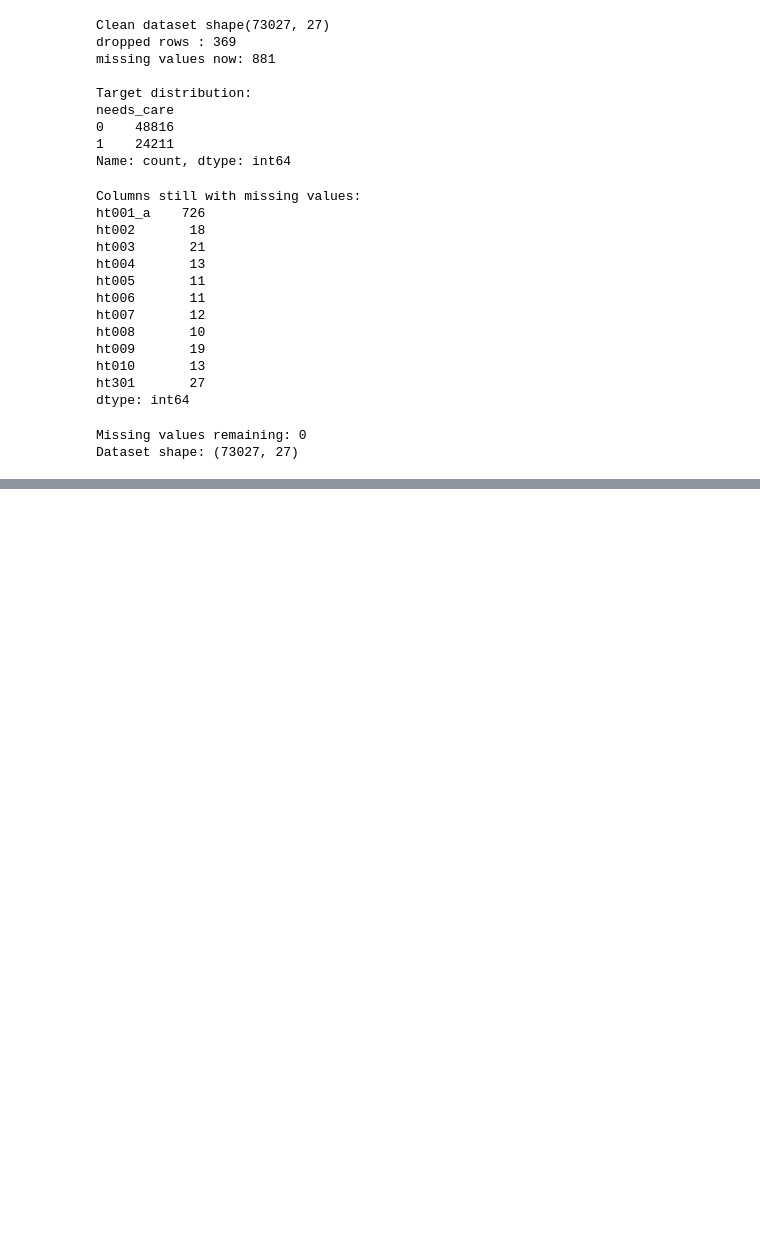
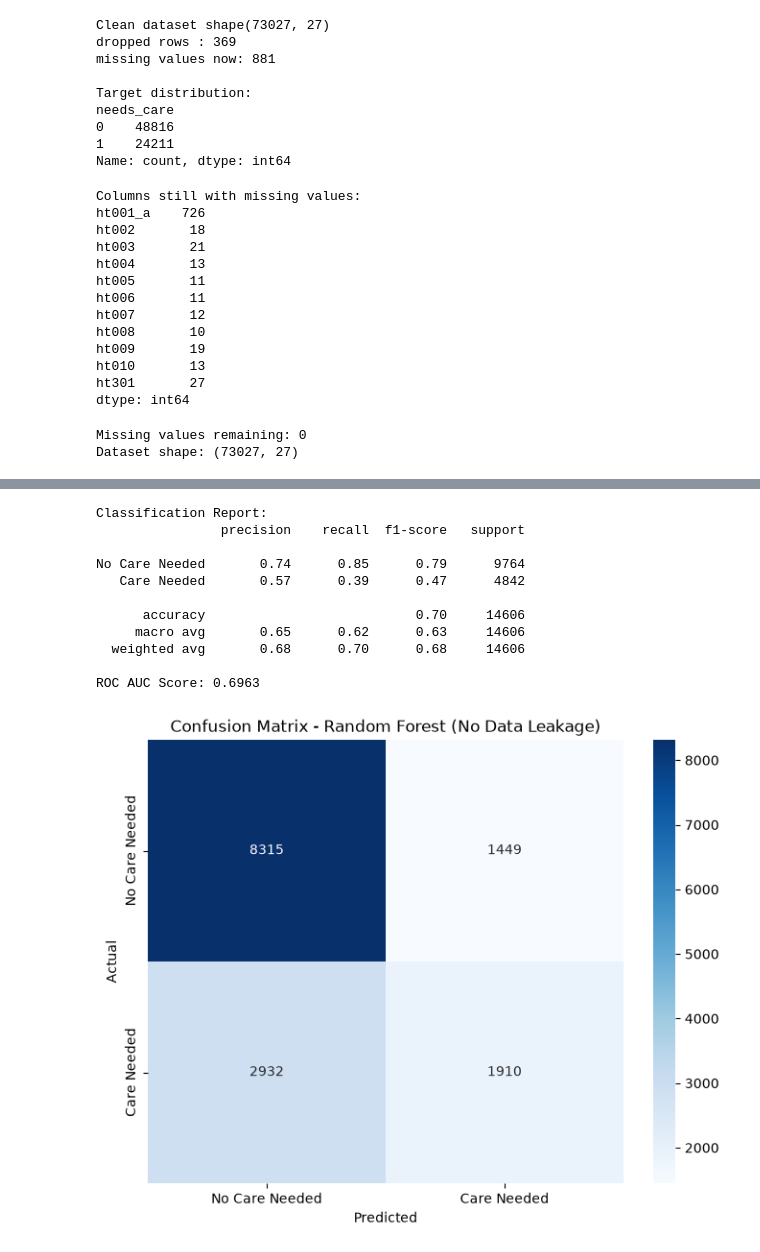
Before and after one commit to Tushar-Sekhri/elder-care-risk-prediction, a Jupyter notebook: notebooks/eda.ipynb, the cells around one changed output, grey strips where cells are left out. Saved outputs shown, nothing was run; the diff lists cells and outputs as text; code cells hidden in the pictures; blank space fills up the shorter version.

```diff
--- a/notebooks/eda.ipynb
+++ b/notebooks/eda.ipynb
@@ -154,0 +281,37 @@ Dataset shape: (73027, 27)
+# %%
+# Evaluate the model
+y_pred = rf_model.predict(X_test)
+y_pred_proba = rf_model.predict_proba(X_test)[:, 1]
+
+# Classification report
+print("Classification Report:")
+print(classification_report(y_test, y_pred, target_names=['No Care Needed', 'Care Needed']))
+
+# ROC AUC Score
+roc_auc = roc_auc_score(y_test, y_pred_proba)
+print(f"ROC AUC Score: {roc_auc:.4f}")
+
+# Confusion Matrix
+cm = confusion_matrix(y_test, y_pred)
+plt.figure(figsize=(8, 6))
+sns.heatmap(cm, annot=True, fmt='d', cmap='Blues',
+            xticklabels=['No Care Needed', 'Care Needed'],
+            yticklabels=['No Care Needed', 'Care Needed'])
+plt.title('Confusion Matrix - Random Forest (No Data Leakage)')
+plt.ylabel('Actual')
+plt.xlabel('Predicted')
+plt.savefig('../outputs/confusion_matrix.png', dpi=150, bbox_inches='tight')
+plt.show()
+# %% [output]
+Classification Report:
+                precision    recall  f1-score   support
+
+No Care Needed       0.74      0.85      0.79      9764
+   Care Needed       0.57      0.39      0.47      4842
+
+      accuracy                           0.70     14606
+     macro avg       0.65      0.62      0.63     14606
+  weighted avg       0.68      0.70      0.68     14606
+
+ROC AUC Score: 0.6963
+[figure, added]
```
Also changed, not shown: parts of 5 cells of this notebook, 2 other files.
